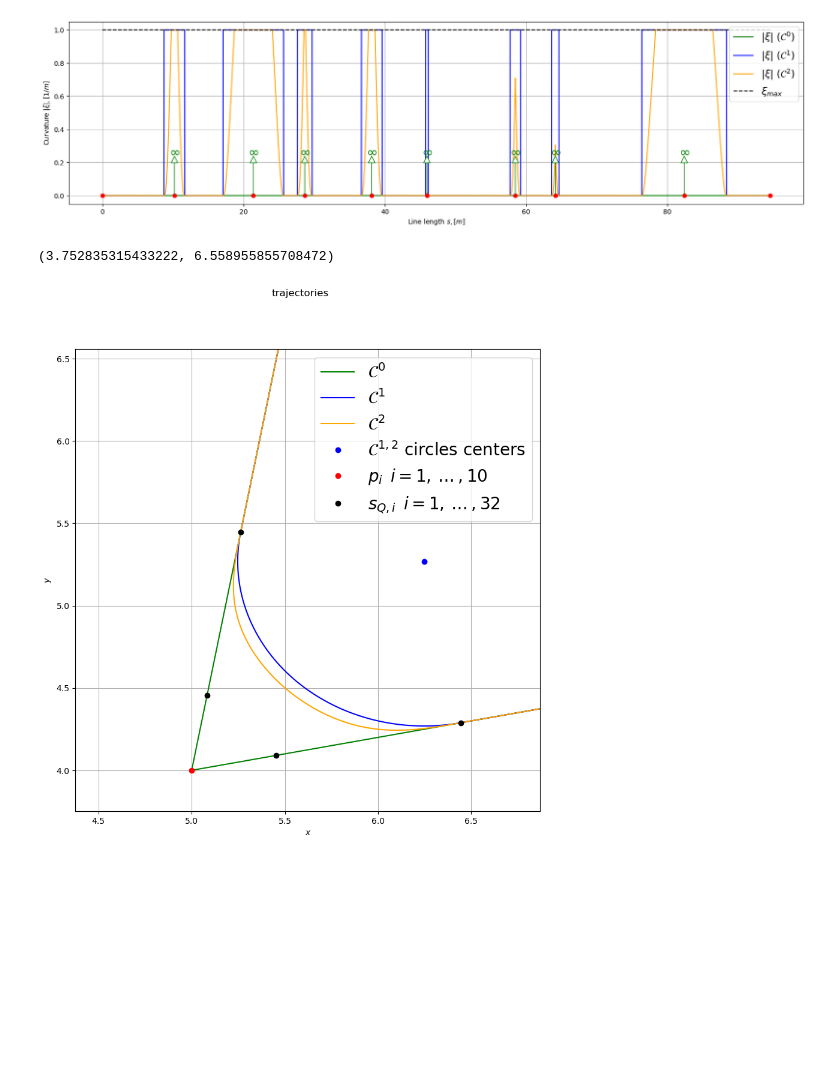
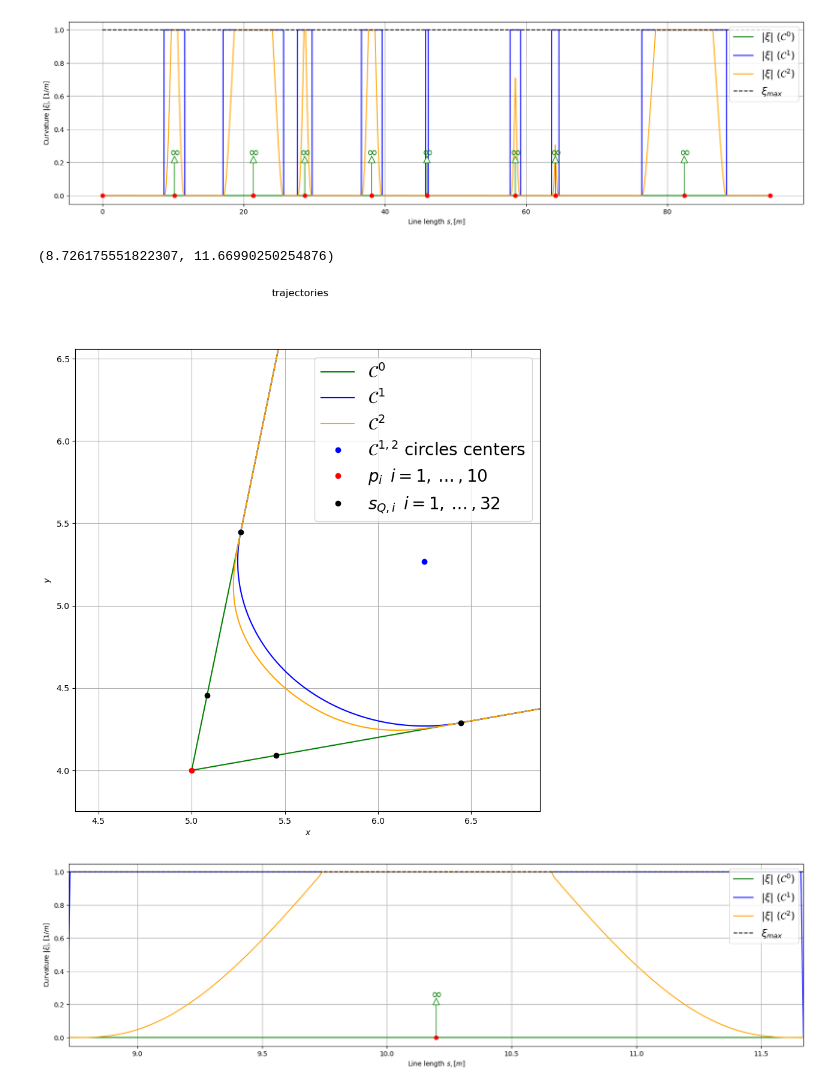
Before and after one commit to dvogureckiy99/TPandC, a Jupyter notebook: lab1_standart.ipynb, the cells around one changed output. Cells and saved outputs as stored; diff of their text form; code cells hidden in the pictures; blank space fills up the shorter version.

Commit message:
added curvature for last zoomed graph

```diff
--- a/lab1_standart.ipynb
+++ b/lab1_standart.ipynb
@@ -498,30 +498,50 @@ Text(0, 0.5, 'Curvature $|\\xi|,[1/m]$')
 # %%
 fig, ax = plt.subplots(1,1,figsize = (10,10))
 ax = [ax, 1]
 labels = ['$\mathcal{C}^0$','$\mathcal{C}^1$','$\mathcal{C}^2$']
 colours = ['g','b','orange']
 for i in range(len(pplan)):
     ax[0].plot(data_rx[i][:], data_ry[i][:],"-",label=labels[i],color=colours[i])
 
 ax[0].plot(pplan[1].p_c0[0],pplan[1].p_c0[1],'ob',label='$\mathcal{C}^{1,2}$ circles centers')
 ax[0].plot(gx, gy, "or", label='$p_{i}\,\,\,i=1,\dots,10$')
 ax[0].plot(data_rx_s_Q,data_ry_s_Q,"ok",label='$s_{Q,i}\,\,\,i=1,\dots,32$')
 
 ax[0].annotate(rf'$[x(0),y(0)]$',
                   xy=(gx[0],gy[0]),
                   xytext=(gx[0]+3,gy[0]-2),
                   size=20, va="center", ha="center",
                   bbox=dict(boxstyle="round4", fc="w"),
                   arrowprops=dict(arrowstyle="-|>",mutation_scale=25,
                                   connectionstyle="arc3,rad=-0.2", fc="w"))
 fig.suptitle("trajectories")
 ax[0].set_xlabel("$x$")
 ax[0].set_ylabel("$y$")
 ax[0].grid(True)
 ax[0].legend(fontsize="20",loc='upper right')
 k=0.5
 ax[0].set_xlim([gx[1] - abs(pplan[1].p_c0[0][0]-gx[1])*k, pplan[1].p_c0[0][0] + abs(pplan[1].p_c0[0][0]-gx[1])*k])
 ax[0].set_ylim([gx[1] - abs(pplan[1].p_c0[0][0]-gx[1])*2*k, pplan[1].p_c0[0][0] + abs(pplan[1].p_c0[0][0]-gx[1])*k/2])
+
+_,ax = plt.subplots(1,1,figsize = (20,5))
+labels = ['$|\\xi|$ ($\mathcal{C}^0$)','$|\\xi|$ ($\mathcal{C}^1$)','$|\\xi|$ ($\mathcal{C}^2$)']
+colours = ['g','b','orange']
+for i in range(len(pplan)):
+    plt.plot(s, data_rk[i], "-",label=labels[i],color=colours[i])
+plt.plot(pplan[0].s, np.zeros(len(pplan[0].s)), "or") # точки поворотов
+for x,y,xnew,ynew in zip(pplan[0].s[1:-1],np.zeros(len(pplan[0].s[1:-1])), pplan[0].s[1:-1],
+                         pplan[0].Rmin*0.25*np.ones(len(pplan[0].s[1:-1]))):
+    plt.annotate("", xy=(x, y), xytext=(xnew,ynew),size=15, va="center", ha="center",
+        arrowprops=dict(arrowstyle="<|-",mutation_scale=25,fc="w",color='green'))
+    plt.annotate("$\infty$", xy=(xnew, ynew+ynew*0.05),size=20, va="center", ha="center",color='green')
+
+k_max, = plt.plot(s, [1/Rmin]*len(s), "--k",label='$\\xi_{max}$')
+plt.grid(True)
+plt.legend(fontsize="15",loc='upper right')
+plt.xlabel("Line length $s,[m]$")
+plt.ylabel("Curvature $|\\xi|,[1/m]$")
+ax.set_xlim([pplan[1].s_Q[0],pplan[1].s_Q[1]])
 # %% [output]
-(3.752835315433222, 6.558955855708472)
+(8.726175551822307, 11.66990250254876)
 [figure]
+[figure, added]
```
Also changed, not shown: parts of 2 cells of this notebook.
